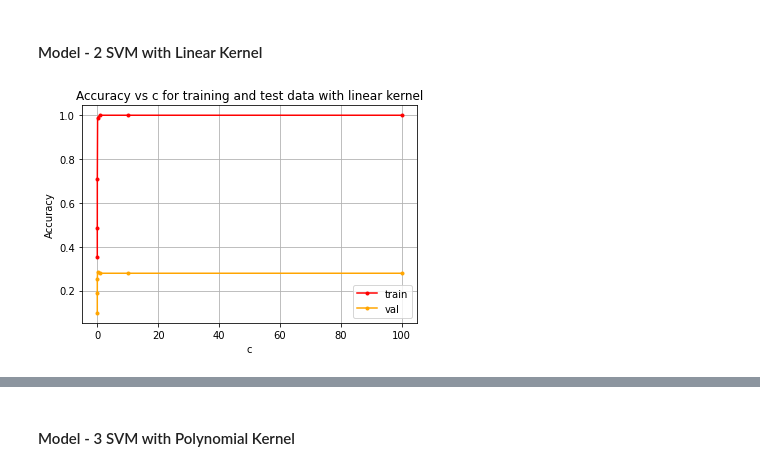
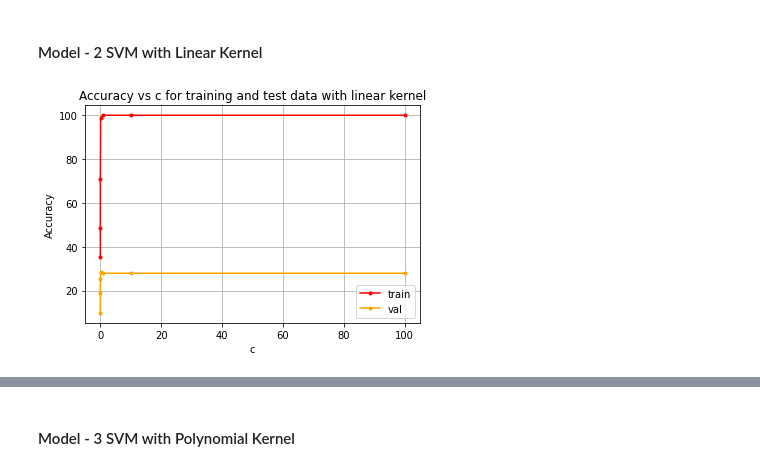
Before and after one commit to ashirm1999/Image-Classification-using-DNN, a Jupyter notebook: Simran_Goindani_Ashir_Mehta_DS5220_Final_Project.ipynb, the cells around one changed output, grey strips where cells are left out. Saved outputs shown, nothing was run; the diff lists cells and outputs as text; code cells hidden in the pictures.

```diff
--- a/Simran_Goindani_Ashir_Mehta_DS5220_Final_Project.ipynb
+++ b/Simran_Goindani_Ashir_Mehta_DS5220_Final_Project.ipynb
@@ -92,6 +95,7 @@ def svm_models_acc(model, x_test, y_test):
 # Created a common SVM model for all the types of kernel and without kernel
 def svm_models(x_train, y_train, x_val, y_val, x_test, y_test, kernel, c):
   train_acc, val_acc = [], []
+  temp_df = pd.DataFrame()
 
   #Checking if kernel is rbf and then creating a model with an additional parameter gamma for kernel = rbf
   if kernel == "rbf":
@@ -102,15 +106,19 @@ def svm_models(x_train, y_train, x_val, y_val, x_test, y_test, kernel, c):
 
       ypred_train = svm_model.predict(x_train)
       acc_train = np.mean(ypred_train == y_train)
-      train_acc.append(acc_train)
+      train_acc.append(acc_train * 100)
 
       ypred_test = svm_model.predict(x_val)
       acc_test = np.mean(ypred_test == y_val)
-      val_acc.append(acc_test)
+      val_acc.append(acc_test * 100)
 
       #When regularization parameter is 1 the model achieves best accuracy and it does not overfit so storing the test accuracy when C = 1
       if i == 1:
         test_acc = svm_models_acc(svm_model, x_test, y_test)
+
+    temp_df['Regularization Parameter'] = c
+    temp_df['Training Accuracy'] = train_acc
+    temp_df['Validation Accuracy'] = val_acc
 
     plt.plot(c, train_acc,'.-',color = 'red')
     plt.plot(c, val_acc,'.-',color = 'orange')
@@ -121,7 +129,7 @@ def svm_models(x_train, y_train, x_val, y_val, x_test, y_test, kernel, c):
     plt.grid()
     plt.show()
 
-    return test_acc
+    return test_acc, temp_df
 
   #Checking if the argument is given no kernel then creating a svm model without a kernel
   elif kernel == 'No kernel':
@@ -132,15 +140,19 @@ def svm_models(x_train, y_train, x_val, y_val, x_test, y_test, kernel, c):
 
       ypred_train = svm_model.predict(x_train)
       acc_train = np.mean(ypred_train == y_train)
-      train_acc.append(acc_train)
+      train_acc.append(acc_train * 100)
 
       ypred_test = svm_model.predict(x_val)
       acc_test = np.mean(ypred_test == y_val)
-      val_acc.append(acc_test)
+      val_acc.append(acc_test * 100)
 
       #When regularization parameter is 1 the model achieves best accuracy and it does not overfit so storing the test accuracy when C = 1
       if i == 1:
         test_acc = svm_models_acc(svm_model, x_test, y_test)
+
+    temp_df['Regularization Parameter'] = c
+    temp_df['Training Accuracy'] = train_acc
+    temp_df['Validation Accuracy'] = val_acc
 
     plt.plot(c, train_acc,'.-',color = 'red')
     plt.plot(c, val_acc,'.-',color = 'orange')
@@ -151,7 +163,7 @@ def svm_models(x_train, y_train, x_val, y_val, x_test, y_test, kernel, c):
     plt.grid()
     plt.show()
 
-    return test_acc
+    return test_acc, temp_df
 
   #If the kernel is linear or poly then defining the same model with different kernel that is passed as parameters in the function.
   else:
@@ -162,15 +174,19 @@ def svm_models(x_train, y_train, x_val, y_val, x_test, y_test, kernel, c):
 
       ypred_train = svm_model.predict(x_train)
       acc_train = np.mean(ypred_train == y_train)
-      train_acc.append(acc_train)
+      train_acc.append(acc_train * 100)
 
       ypred_test = svm_model.predict(x_val)
       acc_test = np.mean(ypred_test == y_val)
-      val_acc.append(acc_test)
+      val_acc.append(acc_test * 100)
 
       #When regularization parameter is 1 the model achieves best accuracy and it does not overfit so storing the test accuracy when C = 1
       if i == 1:
         test_acc = svm_models_acc(svm_model, x_test, y_test)
+
+    temp_df['Regularization Parameter'] = c
+    temp_df['Training Accuracy'] = train_acc
+    temp_df['Validation Accuracy'] = val_acc
 
     plt.plot(c, train_acc, '.-', color = 'red')
     plt.plot(c, val_acc, '.-', color = 'orange')
@@ -181,7 +197,7 @@ def svm_models(x_train, y_train, x_val, y_val, x_test, y_test, kernel, c):
     plt.grid()
     plt.show()
 
-    return test_acc
+    return test_acc, temp_df
 # %% [markdown]
 #### Model - 1 SVM without Kernel
 # %%
@@ -195,6 +223,6 @@ test_acc_svm = svm_models(x_train, y_train, x_val, y_val, x_test, y_test, 'No ke
 # %%
 c_svm_linear = [0.0001, 0.001, 0.01, 0.1, 1, 10, 100]
 #Calling the svm model function and passing linear as parameter to create an svm model with linear kernel and passing various regularization parameter.
-test_acc_linear = svm_models(x_train, y_train, x_val, y_val, x_test, y_test, 'linear', c_svm_linear)
+test_acc_linear, temp_df = svm_models(x_train, y_train, x_val, y_val, x_test, y_test, 'linear', c_svm_linear)
 # %% [output]
-[figure, old version]
+[figure, new version]
```
Also changed, not shown: parts of 17 cells of this notebook.
